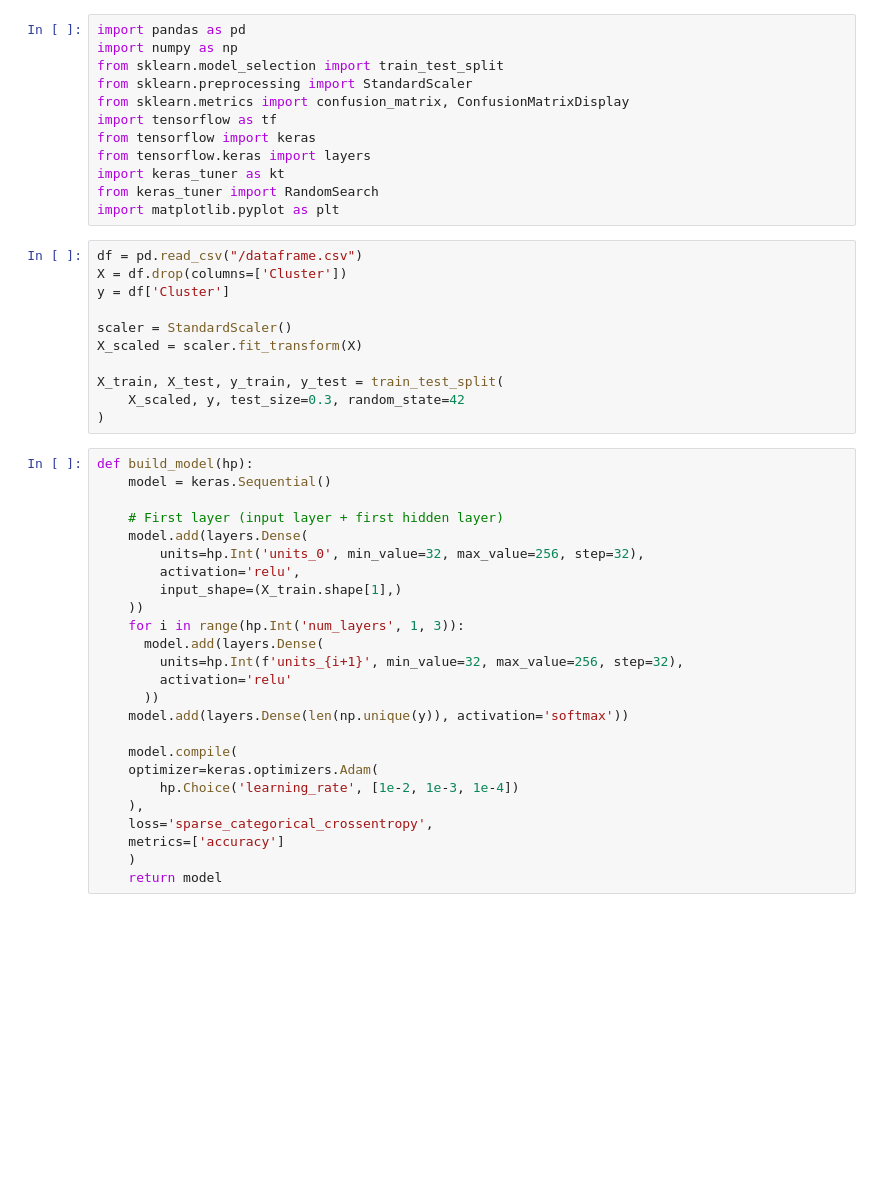
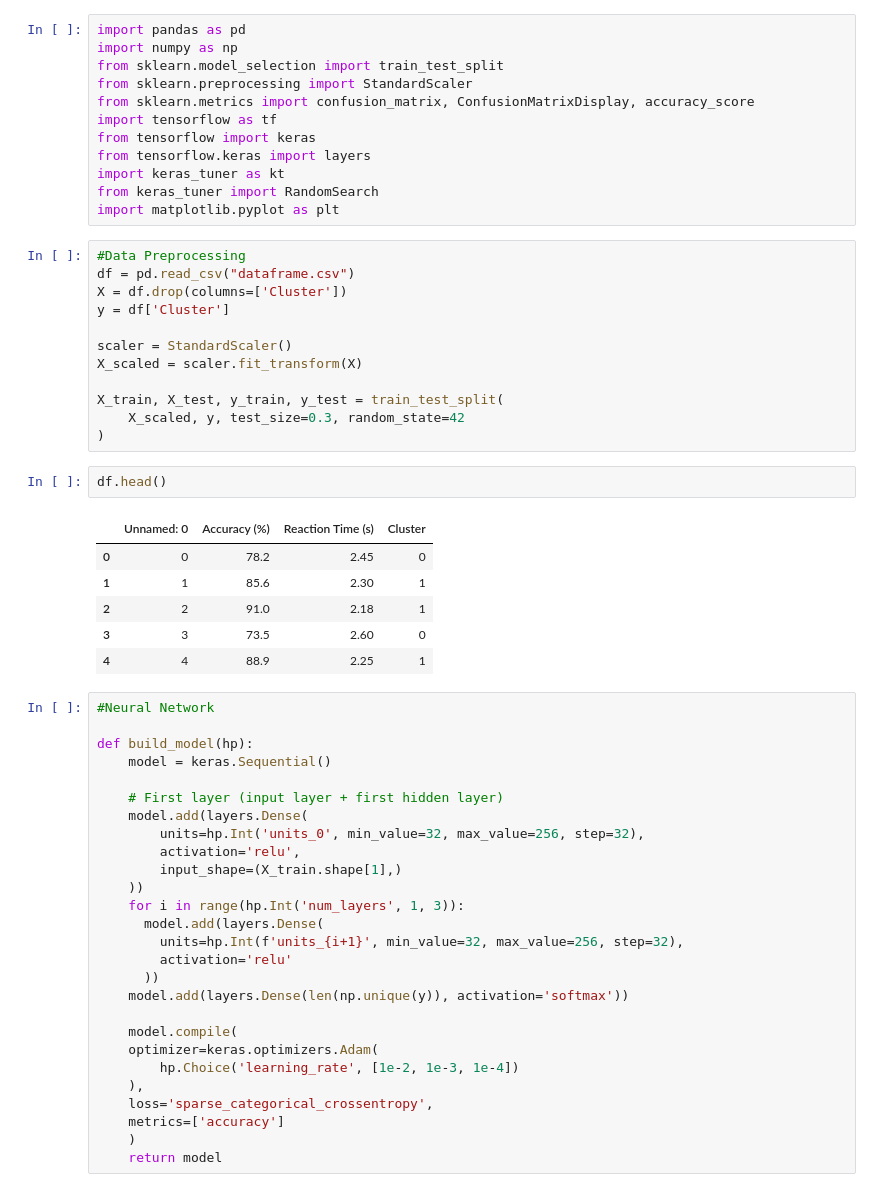
Before and after one commit to Raiyankhan640/Khan_Raiyan_Ibne_Reza_2221236042_CSE445, a Jupyter notebook: mini_project_2.ipynb, the cells around one changed output. Cells and saved outputs as stored; diff of their text form; blank space fills up the shorter version.

```diff
--- a/mini_project_2.ipynb
+++ b/mini_project_2.ipynb
@@ -5,7 +5,7 @@ import pandas as pd
 import numpy as np
 from sklearn.model_selection import train_test_split
 from sklearn.preprocessing import StandardScaler
-from sklearn.metrics import confusion_matrix, ConfusionMatrixDisplay
+from sklearn.metrics import confusion_matrix, ConfusionMatrixDisplay, accuracy_score
 import tensorflow as tf
 from tensorflow import keras
 from tensorflow.keras import layers
@@ -13,7 +13,8 @@ import keras_tuner as kt
 from keras_tuner import RandomSearch
 import matplotlib.pyplot as plt
 # %%
-df = pd.read_csv("/dataframe.csv")
+#Data Preprocessing
+df = pd.read_csv("dataframe.csv")
 X = df.drop(columns=['Cluster'])
 y = df['Cluster']
 
@@ -23,7 +24,18 @@ X_scaled = scaler.fit_transform(X)
 X_train, X_test, y_train, y_test = train_test_split(
     X_scaled, y, test_size=0.3, random_state=42
 )
+# %%
+df.head()
+# %% [output]
+|  | Unnamed: 0 | Accuracy (%) | Reaction Time (s) | Cluster |
+| 0 | 0 | 78.2 | 2.45 | 0 |
+| 1 | 1 | 85.6 | 2.30 | 1 |
+| 2 | 2 | 91.0 | 2.18 | 1 |
+| 3 | 3 | 73.5 | 2.60 | 0 |
+| 4 | 4 | 88.9 | 2.25 | 1 |
 # %%
+#Neural Network
+
 def build_model(hp):
     model = keras.Sequential()
 
```
Also changed, not shown: parts of 5 cells of this notebook.
